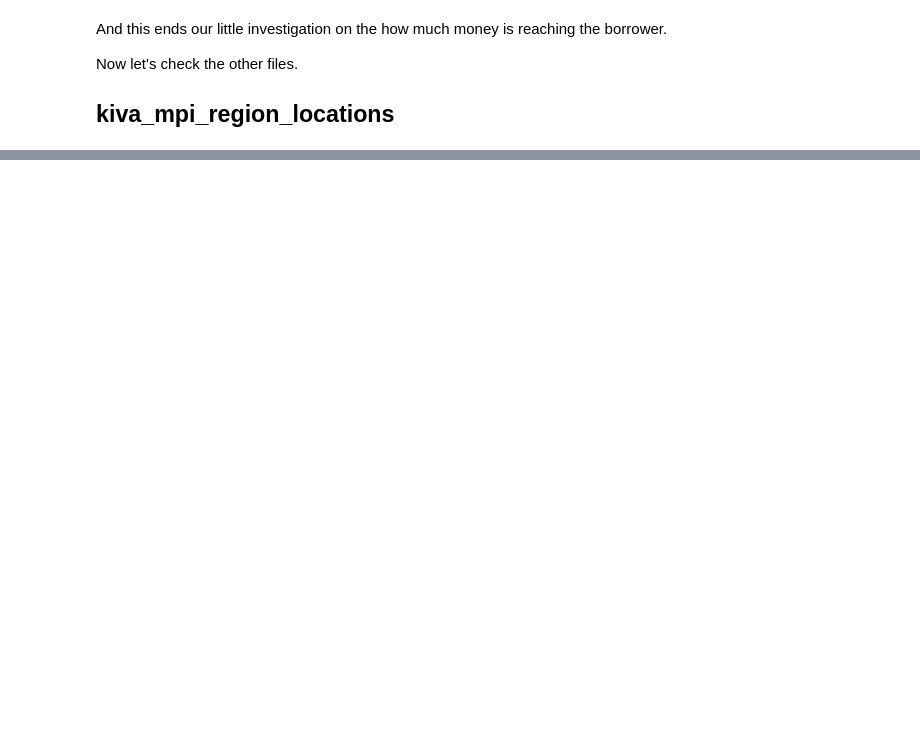
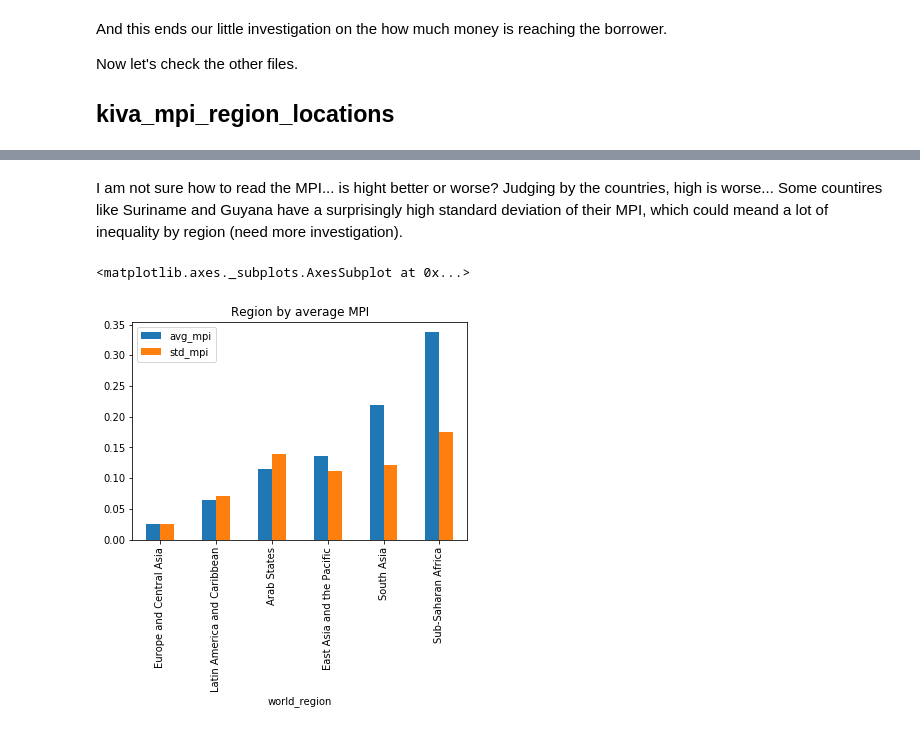
Before and after one commit to mvonwyl/02-kiva, a Jupyter notebook: 00 Kiva dataset exploration.ipynb, the cells around one changed output, grey strips where cells are left out. Saved outputs shown, nothing was run; the diff lists cells and outputs as text; code cells hidden in the pictures; blank space fills up the shorter version.

```diff
--- a/00 Kiva dataset exploration.ipynb
+++ b/00 Kiva dataset exploration.ipynb
@@ -278,0 +317,14 @@ These are very detailed geo data with corresponding MPI. Part of the job here is
+# %% [markdown]
+I am not sure how to read the MPI... is hight better or worse? Judging by the countries, high is worse... Some countires like Suriname and Guyana have a surprisingly high standard deviation of their MPI, which could meand a lot of inequality by region (need more investigation).
+# %%
+mpi_world_regions_df = pd.DataFrame(columns=["world_region", "avg_mpi", "std_mpi"])
+mpi_world_regions_df["world_region"] = mpi_df["world_region"].unique()
+mpi_world_regions_df.set_index("world_region",inplace=True)
+for region in mpi_world_regions_df.index:
+    rmask = mpi_df["world_region"] == region
+    mpi_world_regions_df.at[region,"avg_mpi"] = np.mean(mpi_df[rmask]["MPI"])
+    mpi_world_regions_df.at[region,"std_mpi"] = np.std(mpi_df[rmask]["MPI"])
+mpi_world_regions_df.sort_values(by="avg_mpi").plot(kind="bar",title="Region by average MPI")
+# %% [output]
+<matplotlib.axes._subplots.AxesSubplot at 0x...>
+[figure, added]
```
Also changed, not shown: parts of 26 cells of this notebook.
